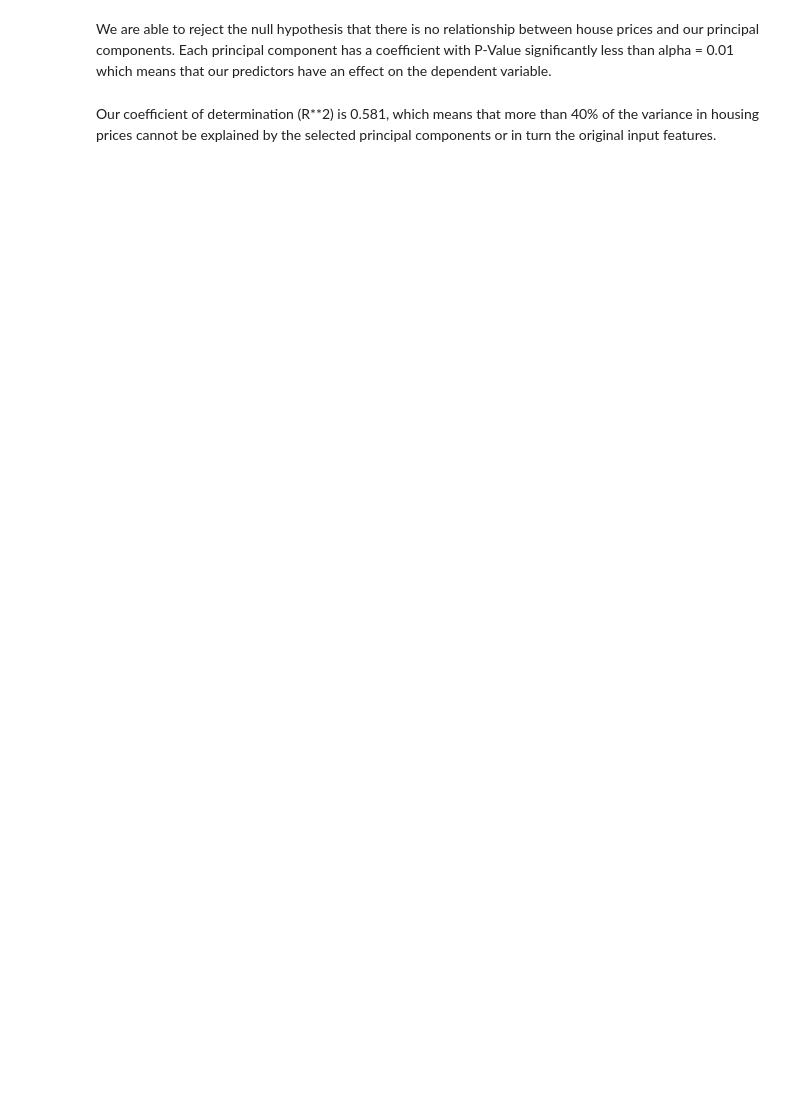
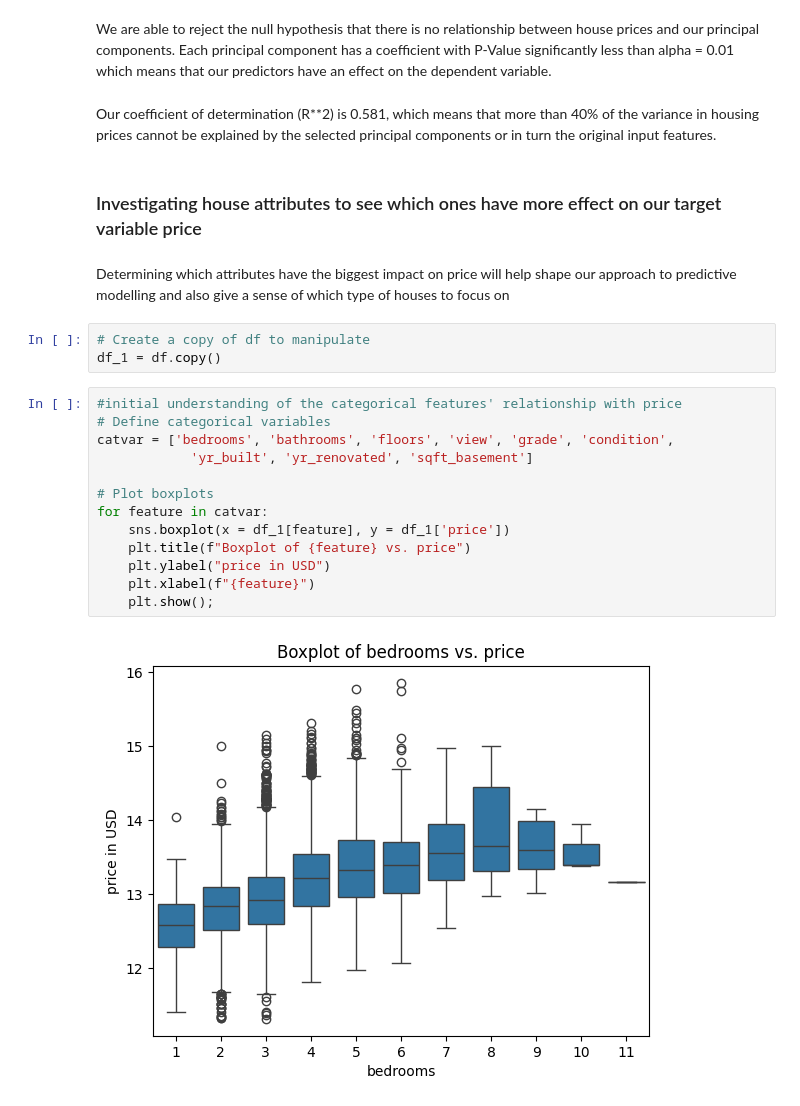
Before and after one commit to ShamlaA/Phase-2-Group-17-Project, a Jupyter notebook: Work_in_Progress/Zenah.ipynb, the cells around one changed output. Saved outputs shown, nothing was run; the diff lists cells and outputs as text; blank space fills up the shorter version.

Commit message:
attributes

```diff
--- a/Work_in_Progress/Zenah.ipynb
+++ b/Work_in_Progress/Zenah.ipynb
@@ -385,3 +383,25 @@ plt.show();
 We are able to reject the null hypothesis that there is no relationship between house prices and our principal components. Each principal component has a coefficient with P-Value significantly less than alpha = 0.01 which means that our predictors have an effect on the dependent variable.
 # %% [markdown]
 Our coefficient of determination (R**2) is 0.581, which means that more than 40% of the variance in housing prices cannot be explained by the selected principal components or in turn the original input features.
+# %% [markdown]
+### Investigating house attributes to see which ones have more effect on our target variable price
+# %% [markdown]
+Determining which attributes have the biggest impact on price will help shape our approach to predictive modelling and also give  a sense of which type of houses to focus on
+# %%
+# Create a copy of df to manipulate
+df_1 = df.copy()
+# %%
+#initial understanding of the categorical features' relationship with price
+# Define categorical variables
+catvar = ['bedrooms', 'bathrooms', 'floors', 'view', 'grade', 'condition',
+            'yr_built', 'yr_renovated', 'sqft_basement']
+
+# Plot boxplots
+for feature in catvar:
+    sns.boxplot(x = df_1[feature], y = df_1['price'])
+    plt.title(f"Boxplot of {feature} vs. price")
+    plt.ylabel("price in USD")
+    plt.xlabel(f"{feature}")
+    plt.show();
+# %% [output]
+[figure, added]
```
Also changed, not shown: parts of 15 cells of this notebook.
